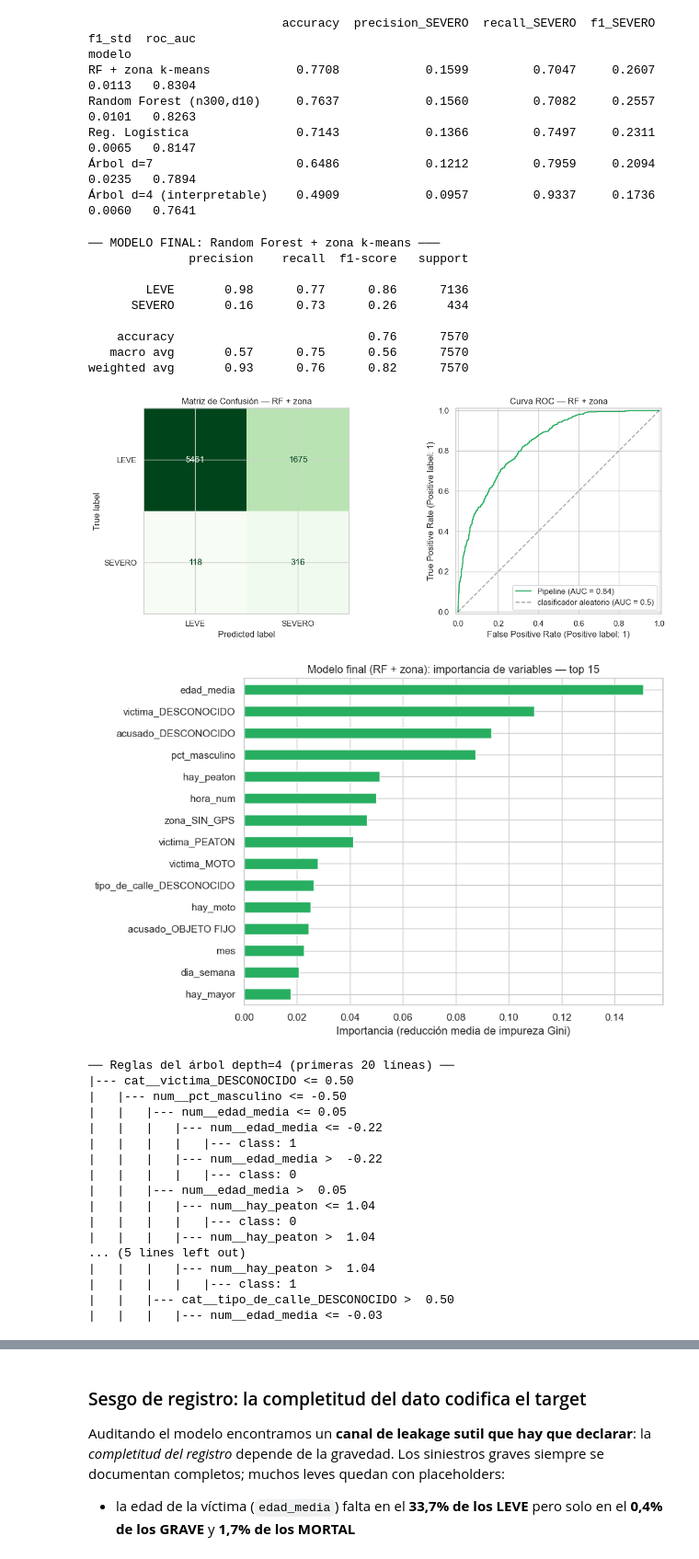
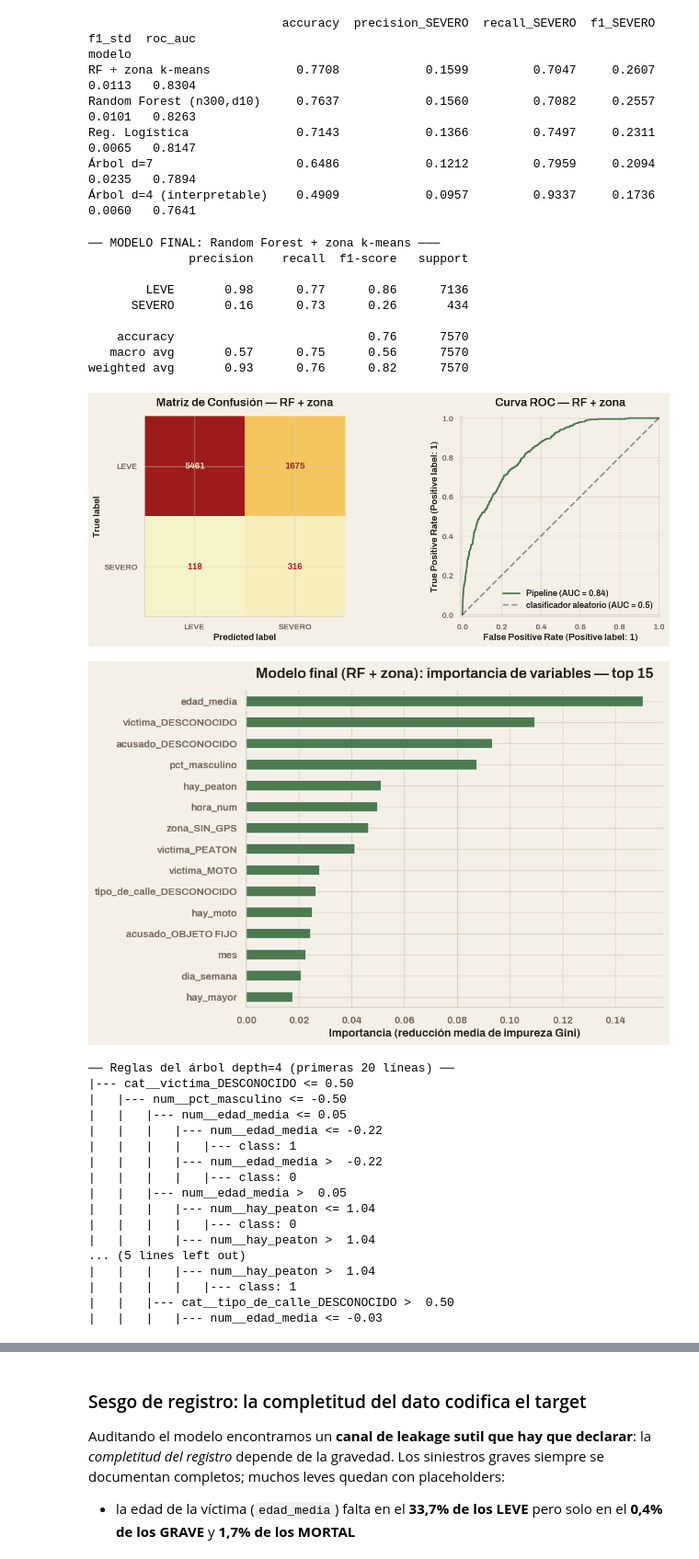
Before and after one commit to valenmendez01/TPO-CienciaDeDatos, a Jupyter notebook: siniestros_viales_pipeline.ipynb, the cells around one changed output, grey strips where cells are left out. Shown at 92% size. Saved outputs shown, nothing was run; the diff lists cells and outputs as text; code cells hidden in the pictures.

```diff
--- a/siniestros_viales_pipeline.ipynb
+++ b/siniestros_viales_pipeline.ipynb
@@ -1695,14 +1694,14 @@ if df_final is not None:
     fig, axes = plt.subplots(1, 2, figsize=(14, 4.8))
     fechas = pd.to_datetime(mensual['año'].astype(str) + '-' + mensual['mes'].astype(str) + '-01')
     ax2 = axes[0].twinx()
-    axes[0].plot(fechas, mensual['siniestros'], 'o-', ms=3, color='#c0392b', label='siniestros/mes')
-    ax2.plot(fechas, mensual['total'] / 1e6, 's-', ms=3, color='#2c3e50', alpha=0.7, label='M vehículos/mes')
-    axes[0].set_ylabel('Siniestros por mes', color='#c0392b')
-    ax2.set_ylabel('Millones de vehículos (peajes)', color='#2c3e50')
+    axes[0].plot(fechas, mensual['siniestros'], 'o-', ms=3, color='#C0391F', label='siniestros/mes')
+    ax2.plot(fechas, mensual['total'] / 1e6, 's-', ms=3, color='#3E5A66', alpha=0.7, label='M vehículos/mes')
+    axes[0].set_ylabel('Siniestros por mes', color='#C0391F')
+    ax2.set_ylabel('Millones de vehículos (peajes)', color='#3E5A66')
     axes[0].set_title(f'Tránsito y siniestros se mueven juntos (r = {r:.2f})')
 
     axes[1].scatter(mensual['total'] / 1e6, mensual['siniestros'], c=mensual['año'],
-                    cmap='viridis', s=45, edgecolor='white')
+                    cmap=CMAP_SEC, s=45, edgecolor='white')
     axes[1].set_xlabel('Millones de vehículos por mes (peajes)')
     axes[1].set_ylabel('Siniestros por mes')
     axes[1].set_title('Cada punto es un mes; el color, el año')
@@ -1846,10 +1845,10 @@ if df_final is not None:
 
     fig, axes = plt.subplots(1, 2, figsize=(14, 5))
     norm.sort_values('siniestros_2024')['siniestros_2024'].plot(
-        kind='barh', ax=axes[0], color='#7f8c8d', edgecolor='white')
+        kind='barh', ax=axes[0], color='#6E6456', edgecolor='white')
     axes[0].set_title('Crudo: siniestros 2024')
     norm.sort_values('indice_por_Mveh')['indice_por_Mveh'].plot(
-        kind='barh', ax=axes[1], color='#c0392b', edgecolor='white')
+        kind='barh', ax=axes[1], color='#C0391F', edgecolor='white')
     axes[1].set_title('Normalizado: por millón de vehículos (punto medido)')
     plt.suptitle('El ranking cambia cuando se controla por tránsito', y=1.02)
     plt.tight_layout()
@@ -2102,14 +2101,16 @@ if 'y_pred_rf' in dir():
     ConfusionMatrixDisplay(
         confusion_matrix(y_test, y_pred_rf),
         display_labels=le.classes_
-    ).plot(ax=axes[0], colorbar=False, cmap='Blues')
+    ).plot(ax=axes[0], colorbar=False, cmap=CMAP_SEC)
+    axes[0].grid(False)
     axes[0].set_title('Matriz de Confusión — Random Forest')
 
     # Matriz de confusión — Logística
     ConfusionMatrixDisplay(
         confusion_matrix(y_test, y_pred_lr),
         display_labels=le.classes_
-    ).plot(ax=axes[1], colorbar=False, cmap='Greens')
+    ).plot(ax=axes[1], colorbar=False, cmap=CMAP_SEC)
+    axes[1].grid(False)
     axes[1].set_title('Matriz de Confusión — Logística (Baseline)')
 
     plt.tight_layout()
@@ -2184,7 +2185,8 @@ if 'X' in dir() and X is not None:
     ConfusionMatrixDisplay(
         confusion_matrix(yb_test, yb_pred),
         display_labels=['LEVE', 'SEVERO']
-    ).plot(colorbar=False, cmap='Purples')
+    ).plot(colorbar=False, cmap=CMAP_SEC)
+    plt.gca().grid(False)
     plt.title('Matriz de Confusión — RF Binario (LEVE vs SEVERO)')
     plt.tight_layout()
     plt.savefig('outputs/matriz_confusion_binario.png', dpi=150, bbox_inches='tight')
@@ -2333,9 +2335,9 @@ if 'X_geo' in dir():
 
     fig, axes = plt.subplots(1, 2, figsize=(13, 5))
     ConfusionMatrixDisplay(confusion_matrix(yf_test, yf_pred),
-                           display_labels=['LEVE', 'SEVERO']).plot(ax=axes[0], colorbar=False, cmap='Greens')
+                           display_labels=['LEVE', 'SEVERO']).plot(ax=axes[0], colorbar=False, cmap=CMAP_SEC)
     axes[0].set_title('Matriz de Confusión — RF + zona')
-    RocCurveDisplay.from_estimator(pipeline_rf_final, Xf_test, yf_test, ax=axes[1], color='#27ae60')
+    RocCurveDisplay.from_estimator(pipeline_rf_final, Xf_test, yf_test, ax=axes[1], color='#4E7A52')
     axes[1].plot([0, 1], [0, 1], 'k--', alpha=0.4, label='clasificador aleatorio (AUC = 0.5)')
     axes[1].set_title('Curva ROC — RF + zona')
     axes[1].legend()
@@ -2349,41 +2351,41 @@ if 'X_geo' in dir():
     imp = imp.sort_values(ascending=False).head(15)[::-1]
     imp.index = [n.split('__', 1)[1] for n in imp.index]
     plt.figure(figsize=(9, 6))
-    imp.plot(kind='barh', color='#27ae60', edgecolor='white')
+    imp.plot(kind='barh', color='#4E7A52', edgecolor='white')
     plt.title('Modelo final (RF + zona): importancia de variables — top 15')
     plt.xlabel('Importancia (reducción media de impureza Gini)')
     plt.tight_layout()
     plt.savefig('outputs/feature_importance_final.png', dpi=150, bbox_inches='tight')
     plt.show()
 
     # Árbol interpretable (clase 7): reglas if-then con alto recall de SEVERO (screening)
     prep4 = make_prep(FEAT_CAT)
     Xt = prep4.fit_transform(Xf_train)
     arbol4 = DecisionTreeClassifier(max_depth=4, class_weight='balanced', random_state=42).fit(Xt, yf_train)
     reglas = export_text(arbol4, feature_names=list(prep4.get_feature_names_out()))
     print("\n── Reglas del árbol depth=4 (primeras 20 líneas) ──")
     print('\n'.join(reglas.splitlines()[:20]))
 
     # Visualización del árbol (criterio de impureza: índice de Gini)
     plt.figure(figsize=(22, 9))
     plot_tree(arbol4, feature_names=list(prep4.get_feature_names_out()),
               class_names=['LEVE', 'SEVERO'], filled=True, fontsize=8, max_depth=3)
     plt.title('Árbol de Decisión (Gini, profundidad limitada como poda preventiva contra el sobreajuste)')
     plt.tight_layout()
     plt.savefig('outputs/arbol_decision.png', dpi=150, bbox_inches='tight')
     plt.show()
 # %% [output]
 ── MODELO FINAL: Random Forest + zona k-means ───
               precision    recall  f1-score   support
 
         LEVE       0.98      0.77      0.86      7136
       SEVERO       0.16      0.73      0.26       434
 
     accuracy                           0.76      7570
    macro avg       0.57      0.75      0.56      7570
 weighted avg       0.93      0.76      0.82      7570
-[figure, old version]
+[figure, new version]
-[figure, old version]
+[figure, new version]
 ── Reglas del árbol depth=4 (primeras 20 líneas) ──
 |--- cat__victima_DESCONOCIDO <= 0.50
 |   |--- num__pct_masculino <= -0.50
```
Also changed, not shown: parts of 26 cells of this notebook, 8 other files.
